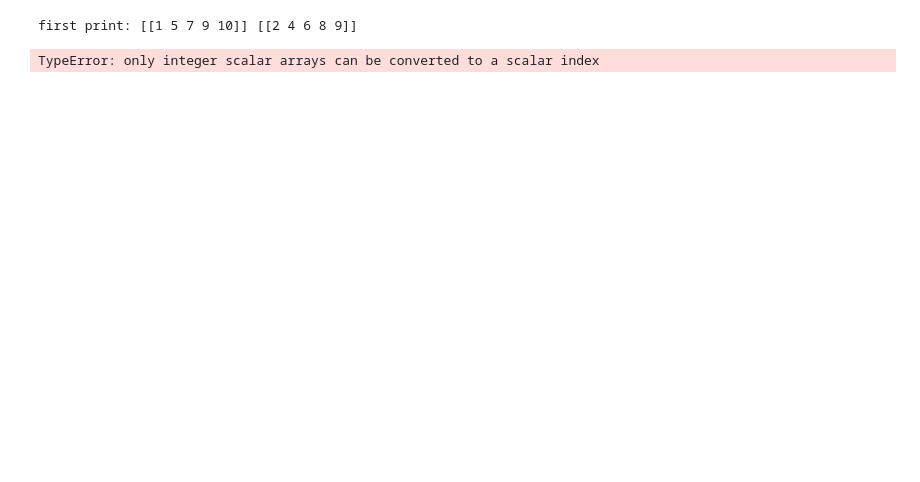
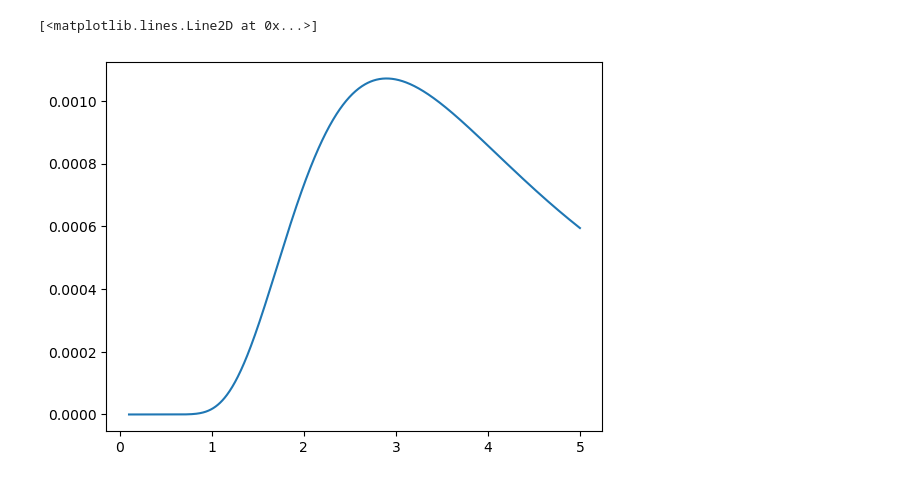
Before and after one commit to rainvm/College-Work, a Jupyter notebook: Physics/Comp Recitation I/Notebooks/Testing/Testing.ipynb, the cells around one changed output. Saved outputs shown, nothing was run; the diff lists cells and outputs as text; code cells hidden in the pictures; blank space fills up the shorter version.

```diff
--- a/Physics/Comp Recitation I/Notebooks/Testing/Testing.ipynb
+++ b/Physics/Comp Recitation I/Notebooks/Testing/Testing.ipynb
@@ -1,39 +1,13 @@
 # %%
 import numpy as np
-S = np.array([[1,5,7,9,10],
-     [1,2,3,6,9],
-     [2,4,6,8,9],
-     [2,4,6],
-     [3,5,8],
-     [3,6,10],
-     [4,5,7,9],
-     [4,7,10],
-     [4,6,8],
-     [7,8,10],
-     [6,7,9],
-     [5,8,10],
-     [6,8,9]], dtype=object)
-P = []
-for i in S:
-    temp = np.array([i], dtype=object)
-    for j in S:
-        j = [j]
-        passed = True
-        for k in j:
-            for a in temp:
-                for b in a:
-                    if np.isin(b, k):
-                        passed = False
-                    break
-            if not passed:
-                break
-        if passed:
-            j=np.array(j, dtype=object)
+import matplotlib.pyplot as plt
+hc = 1.23984
+kb = 8.617333 * 10**-5
 
-            print("first print:", temp, j)
-            temp = np.concatenate(temp, j)
-            print(len(temp))
-            print("second print: ",temp, "\n")
+t = 1000
+l = np.linspace(0.1, 5.0, 1000)
+u = 8*np.pi*hc/(l**5 * (np.exp(hc/(kb*l*t)) - 1))
+plt.plot(l, u )
 # %% [output]
-first print: [[1 5 7 9 10]] [[2 4 6 8 9]]
+[<matplotlib.lines.Line2D at 0x...>]
-TypeError: only integer scalar arrays can be converted to a scalar index
+[figure, added]
```
Also changed, not shown: 9 other files.
